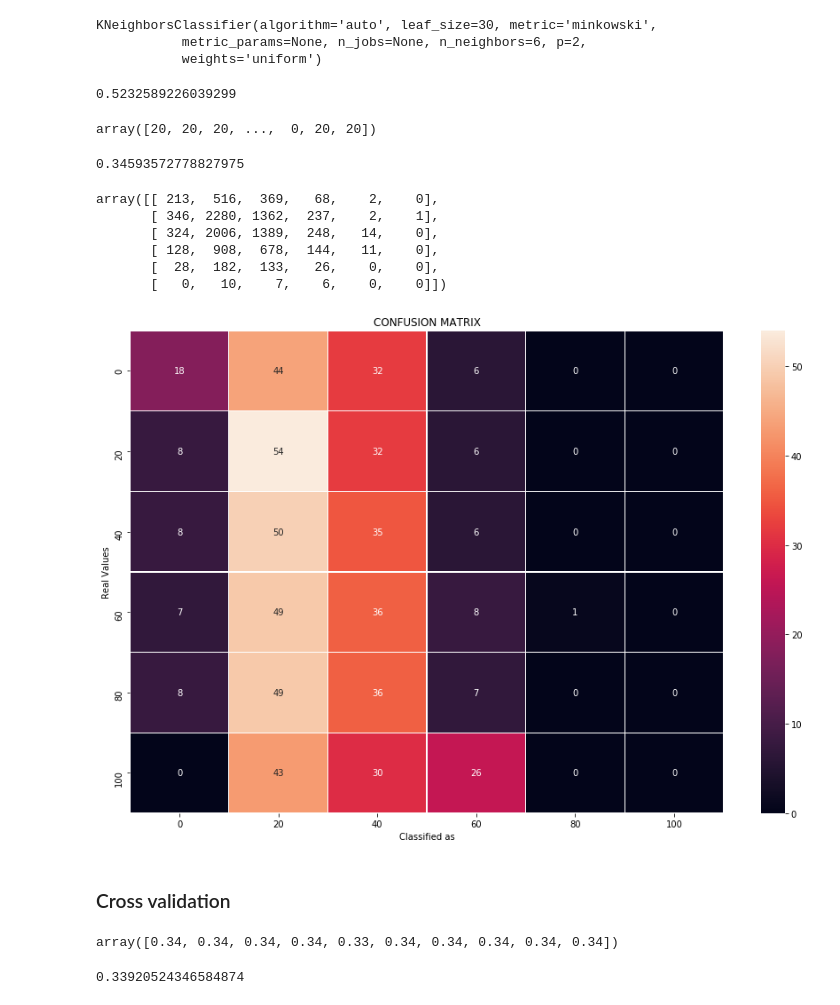
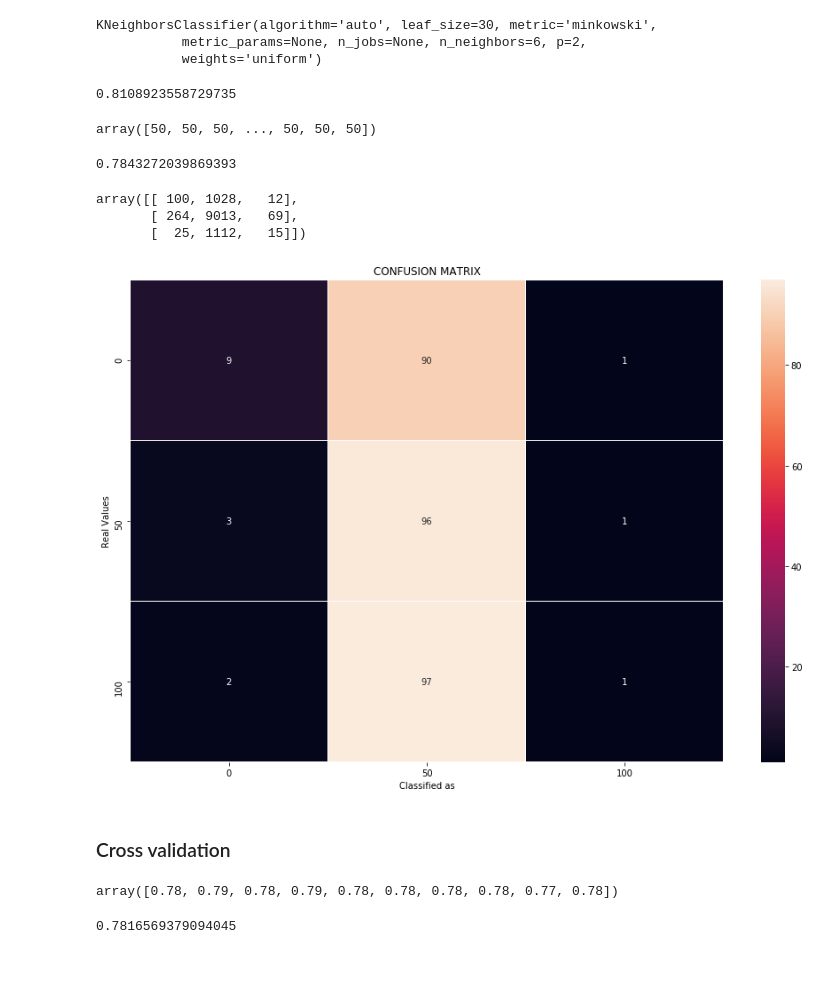
Before and after one commit to AlbertoCastellanos/Ironhack_Data_FinalProject, a Jupyter notebook: main.ipynb, the cells around one changed output. Drawn from its saved outputs; the diff is of its cells as text; code cells hidden in the pictures; blank space fills up the shorter version.

```diff
--- a/main.ipynb
+++ b/main.ipynb
@@ -430,6 +430,7 @@ spotifyFilt['popularity'].value_counts()
 Name: popularity, Length: 100, dtype: int64
 # %%
 Clas=spotifyFilt.copy()
-Clas['popularityClas']=pd.cut(Clas['popularity'],[-1,0,20,40,60,80,100], labels=[0,20,40,60,80,100])
+labl=[0,50,100]
+Clas['popularityClas']=pd.cut(Clas['popularity'],[-1,0,50,100], labels=labl)
 Clas['popularityClas'].value_counts()
 # %% [output]
@@ -693,28 +689,25 @@ KNeighborsClassifier(algorithm='auto', leaf_size=30, metric='minkowski',
 # %%
 knnModel.score(X_train, y_train)
 # %% [output]
-0.5232589226039299
+0.8108923558729735
 # %%
 y_pred_test_knn=knnModel.predict(X_test)
 y_pred_test_knn
 # %% [output]
-array([20, 20, 20, ...,  0, 20, 20])
+array([50, 50, 50, ..., 50, 50, 50])
 # %%
 metrics.accuracy_score(y_test, y_pred_test_knn)
 # %% [output]
-0.34593572778827975
+0.7843272039869393
 # %%
 cmknn=confusion_matrix(y_test, y_pred_test_knn)
 display(cmknn)
-confusionMatrixHeatmap(cmknn, [0,20,40,60,80,100])
+confusionMatrixHeatmap(cmknn, labl)
 # %% [output]
-array([[ 213,  516,  369,   68,    2,    0],
-       [ 346, 2280, 1362,  237,    2,    1],
-       [ 324, 2006, 1389,  248,   14,    0],
-       [ 128,  908,  678,  144,   11,    0],
-       [  28,  182,  133,   26,    0,    0],
-       [   0,   10,    7,    6,    0,    0]])
+array([[ 100, 1028,   12],
+       [ 264, 9013,   69],
+       [  25, 1112,   15]])
-[figure, old version]
+[figure, new version]
 # %% [markdown]
 ### Cross validation
 # %%
@@ -723,8 +716,8 @@ array([[ 213,  516,  369,   68,    2,    0],
 scores = cross_val_score(knnModel, X, y, cv=10, scoring='accuracy')
 scores
 # %% [output]
-array([0.34, 0.34, 0.34, 0.34, 0.33, 0.34, 0.34, 0.34, 0.34, 0.34])
+array([0.78, 0.79, 0.78, 0.79, 0.78, 0.78, 0.78, 0.78, 0.77, 0.78])
 # %%
 scores.mean()
 # %% [output]
-0.33920524346584874
+0.7816569379094045
```
Also changed, not shown: parts of 22 cells of this notebook.
